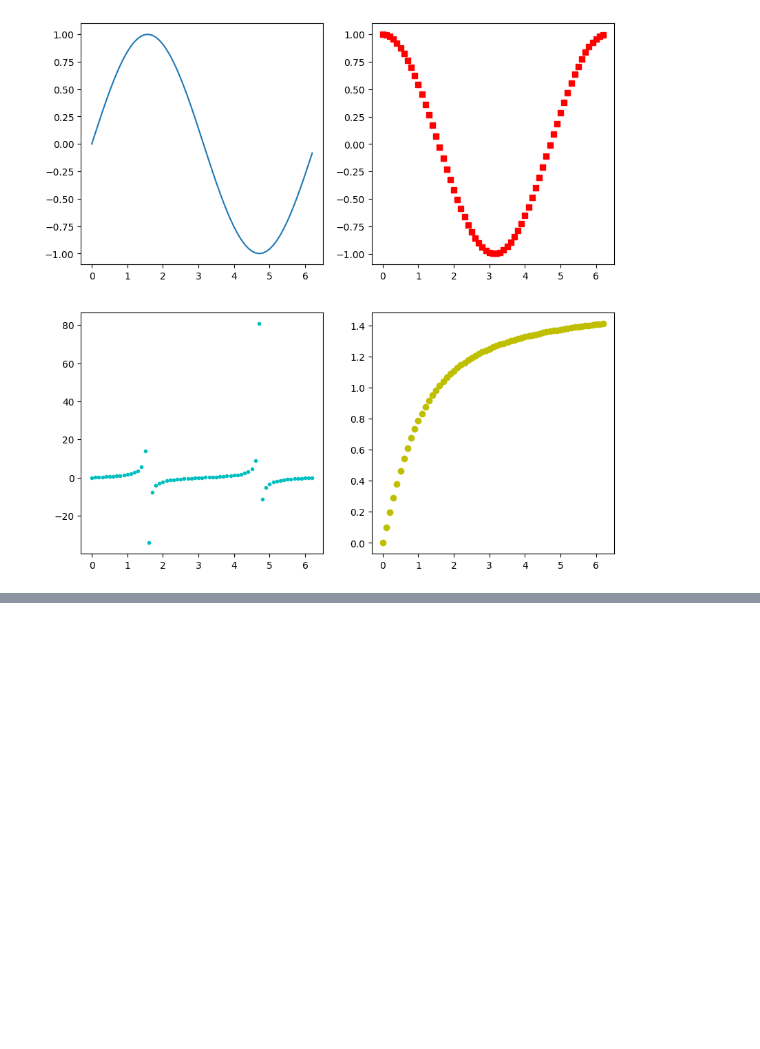
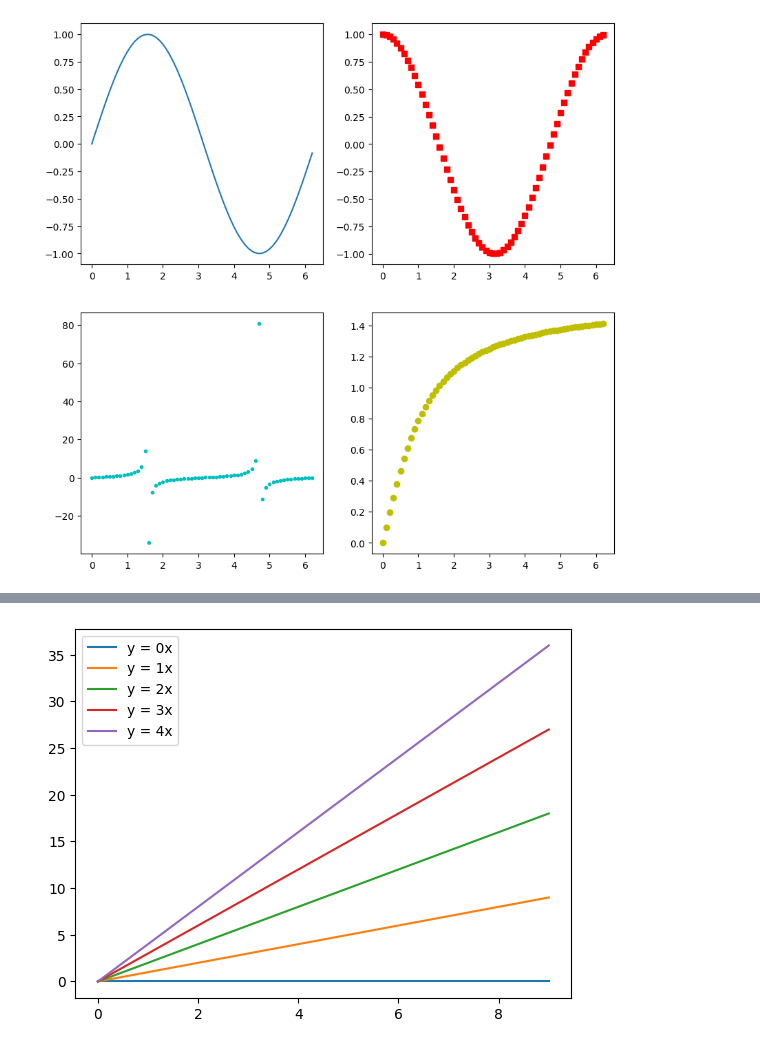
Before and after one commit to Jungddaseul/AI_study, a Jupyter notebook: matplotlib_basic.ipynb, the cells around one changed output, grey strips where cells are left out. Saved outputs shown, nothing was run; the diff lists cells and outputs as text; code cells hidden in the pictures; blank space fills up the shorter version.

```diff
--- a/matplotlib_basic.ipynb
+++ b/matplotlib_basic.ipynb
@@ -234,0 +253,7 @@ plt.show()
+# %%
+for i in range(5):
+    plt.plot(x, i*x, label='y = %ix' % i)
+plt.legend()
+plt.show()
+# %% [output]
+[figure, added]
```
Also changed, not shown: parts of 5 cells of this notebook.
